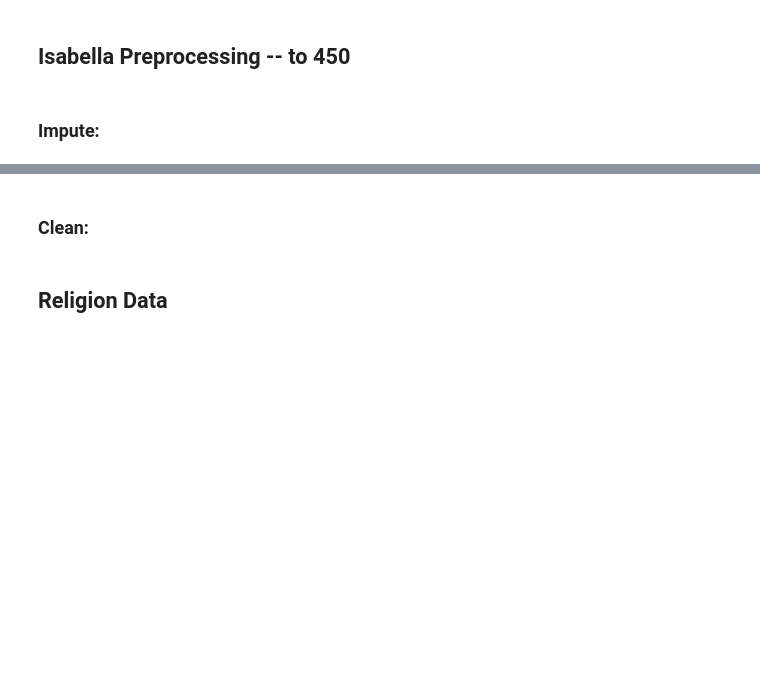
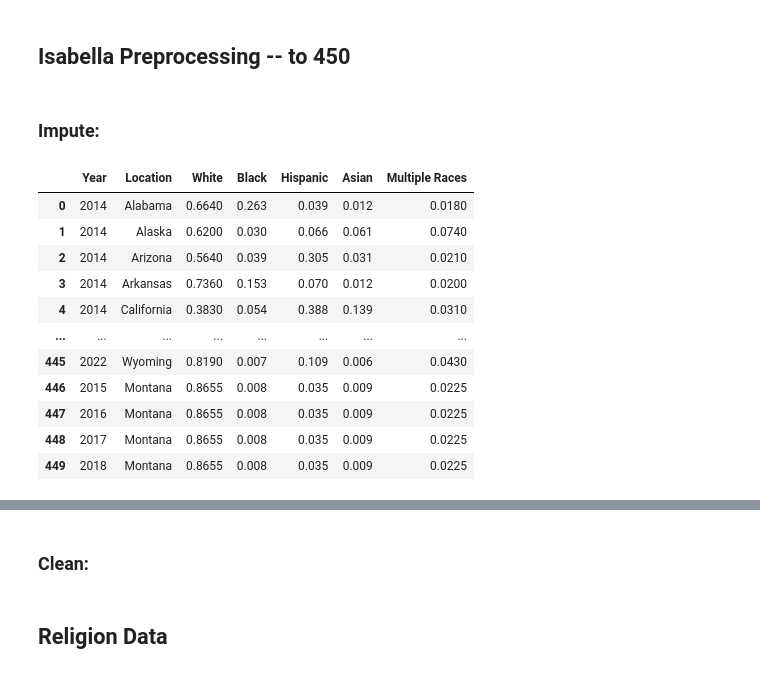
Before and after one commit to ppich1169/fertilityProjectCs109, a Jupyter notebook: fertility_notebook.ipynb, the cells around one changed output, grey strips where cells are left out. Saved outputs shown, nothing was run; the diff lists cells and outputs as text; code cells hidden in the pictures; blank space fills up the shorter version.

Commit message:
isabella census data edited

```diff
--- a/fertility_notebook.ipynb
+++ b/fertility_notebook.ipynb
@@ -341,3 +344,5 @@ We accessed it by downloading it, converting from xlsx to csv, and saved it in `
 The main thing to consider is that **just because abortion is legal, doesn't mean it is accessible**. Many states may technically allow abortion but only have one clinic, so its not attainable. That said, we have chosen this metric (when is abortion legal), to coincide with current political debate about whether abortion should be legalized.
 
 There will be significant preprocessing required as the data is in format `Effective Date`, `Valid Through Date` for each law which must simply be converted into year (whichever law was the majority of the year), and each ban `6 weeks`, `8 weeks` etc is categorical! It would make more sense to simply make a variable listing the latest week aborition is legal (0,6,8,12,52 etc).
+# %%
+abortion_data = pd.read_csv('data/abortion_data.csv')
@@ -544,3 +594,92 @@ We started off by imputing/cleaning the data as described above. Our goal is to
 ## Isabella Preprocessing -- to 450
 # %% [markdown]
 ### Impute:
+# %%
+# List of years and states
+years = list(range(2014, 2023))
+states = [
+    'Alabama', 'Alaska', 'Arizona', 'Arkansas', 'California', 'Colorado', 'Connecticut',
+    'Delaware', 'Florida', 'Georgia', 'Hawaii', 'Idaho', 'Illinois', 'Indiana', 'Iowa',
+    'Kansas', 'Kentucky', 'Louisiana', 'Maine', 'Maryland', 'Massachusetts', 'Michigan',
+    'Minnesota', 'Mississippi', 'Missouri', 'Montana', 'Nebraska', 'Nevada', 'New Hampshire',
+    'New Jersey', 'New Mexico', 'New York', 'North Carolina', 'North Dakota', 'Ohio',
+    'Oklahoma', 'Oregon', 'Pennsylvania', 'Rhode Island', 'South Carolina', 'South Dakota',
+    'Tennessee', 'Texas', 'Utah', 'Vermont', 'Virginia', 'Washington', 'West Virginia',
+    'Wisconsin', 'Wyoming'
+]
+
+# Define demographic columns
+demographic_columns = ["White", "Black", "Hispanic", "Asian", "Multiple Races"]
+
+# Create a DF with combinations of years and states
+all_combinations = pd.DataFrame([(year, state) for year in years for state in states], columns=['Year', 'Location'])
+
+all_combinations['Year'] = all_combinations['Year'].astype(int)
+race_df['Year'] = race_df['Year'].astype(int)
+
+
+# Merge all_combinations
+race_df_full = all_combinations.merge(race_df, on=['Year', 'Location'], how='left')
+
+# Convert to numeric
+for col in demographic_columns:
+    race_df_full[col] = pd.to_numeric(race_df_full[col], errors='coerce')
+
+# Impute function
+def impute_multiple_columns(row, df, columns):
+    for col in columns:
+        if pd.notnull(row[col]):
+            continue
+
+        prev_year_value = df[(df['Location'] == row['Location']) & (df['Year'] == row['Year'] - 1)][col].values
+        next_year_value = df[(df['Location'] == row['Location']) & (df['Year'] == row['Year'] + 1)][col].values
+        if prev_year_value.size > 0 and next_year_value.size > 0:
+            row[col] = (prev_year_value[0] + next_year_value[0]) / 2
+        elif prev_year_value.size > 0:
+            row[col] = prev_year_value[0]
+        elif next_year_value.size > 0:
+            row[col] = next_year_value[0]
+    return row
+
+# Impute
+race_df_full = race_df_full.apply(impute_multiple_columns, axis=1, df=race_df_full, columns=demographic_columns)
+
+# Drop rows
+race_df_full.dropna(subset=demographic_columns, inplace=True)
+
+# Fix montana
+missing_years = [2015, 2016, 2017, 2018]
+
+if not race_df_full[(race_df_full['Year'] == 2014) & (race_df_full['Location'] == 'Montana')].empty and \
+   not race_df_full[(race_df_full['Year'] == 2019) & (race_df_full['Location'] == 'Montana')].empty:
+
+    montana_data_2014 = race_df_full[(race_df_full['Year'] == 2014) & (race_df_full['Location'] == 'Montana')].iloc[0]
+    montana_data_2019 = race_df_full[(race_df_full['Year'] == 2019) & (race_df_full['Location'] == 'Montana')].iloc[0]
+
+    montana_missing_rows = pd.DataFrame({'Year': missing_years, 'Location': 'Montana'})
+    for col in demographic_columns:
+        if col in montana_data_2014 and col in montana_data_2019:
+            avg_value = (montana_data_2014[col] + montana_data_2019[col]) / 2
+            montana_missing_rows[col] = avg_value
+        else:
+            montana_missing_rows[col] = np.nan  # Handle missing columns gracefully
+
+    race_df_full = pd.concat([race_df_full, montana_missing_rows], ignore_index=True)
+
+# Reset the index
+race_df_full.reset_index(drop=True, inplace=True)
+
+race_df_full
+# %% [output]
+|  | Year | Location | White | Black | Hispanic | Asian | Multiple Races |
+| 0 | 2014 | Alabama | 0.6640 | 0.263 | 0.039 | 0.012 | 0.0180 |
+| 1 | 2014 | Alaska | 0.6200 | 0.030 | 0.066 | 0.061 | 0.0740 |
+| 2 | 2014 | Arizona | 0.5640 | 0.039 | 0.305 | 0.031 | 0.0210 |
+| 3 | 2014 | Arkansas | 0.7360 | 0.153 | 0.070 | 0.012 | 0.0200 |
+| 4 | 2014 | California | 0.3830 | 0.054 | 0.388 | 0.139 | 0.0310 |
+| ... | ... | ... | ... | ... | ... | ... | ... |
+| 445 | 2022 | Wyoming | 0.8190 | 0.007 | 0.109 | 0.006 | 0.0430 |
+| 446 | 2015 | Montana | 0.8655 | 0.008 | 0.035 | 0.009 | 0.0225 |
+| 447 | 2016 | Montana | 0.8655 | 0.008 | 0.035 | 0.009 | 0.0225 |
+| 448 | 2017 | Montana | 0.8655 | 0.008 | 0.035 | 0.009 | 0.0225 |
+| 449 | 2018 | Montana | 0.8655 | 0.008 | 0.035 | 0.009 | 0.0225 |
```
Also changed, not shown: parts of 7 cells of this notebook, 1 other file.
